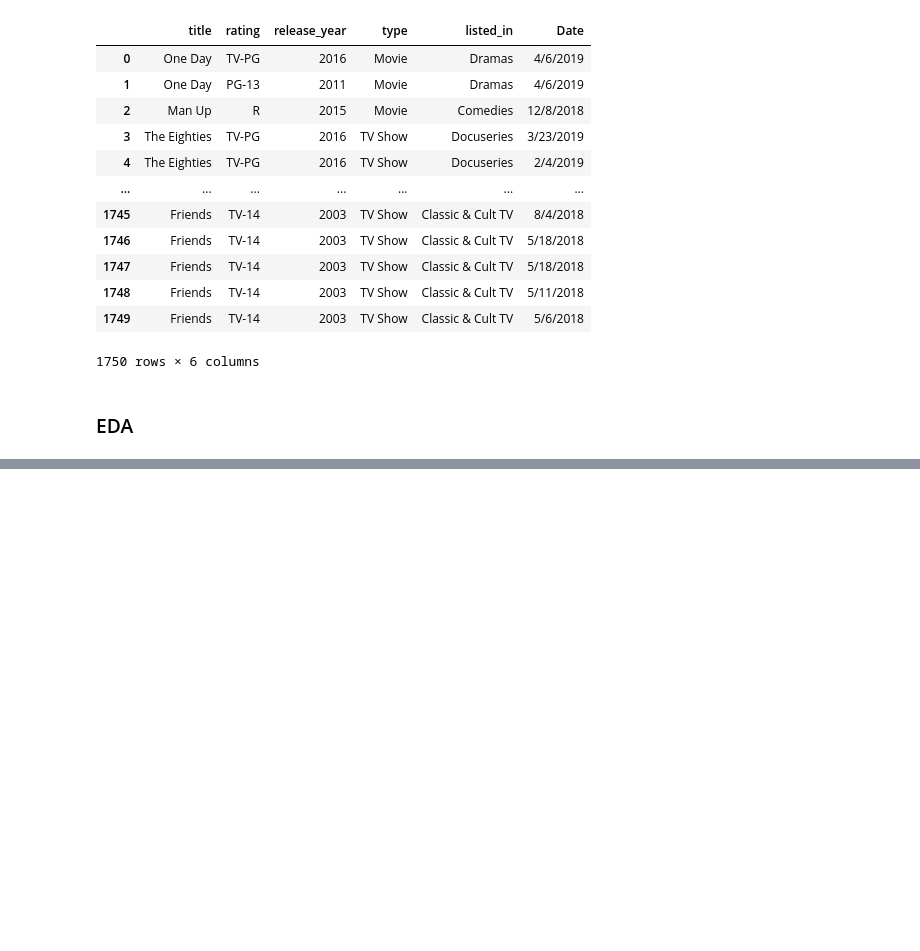
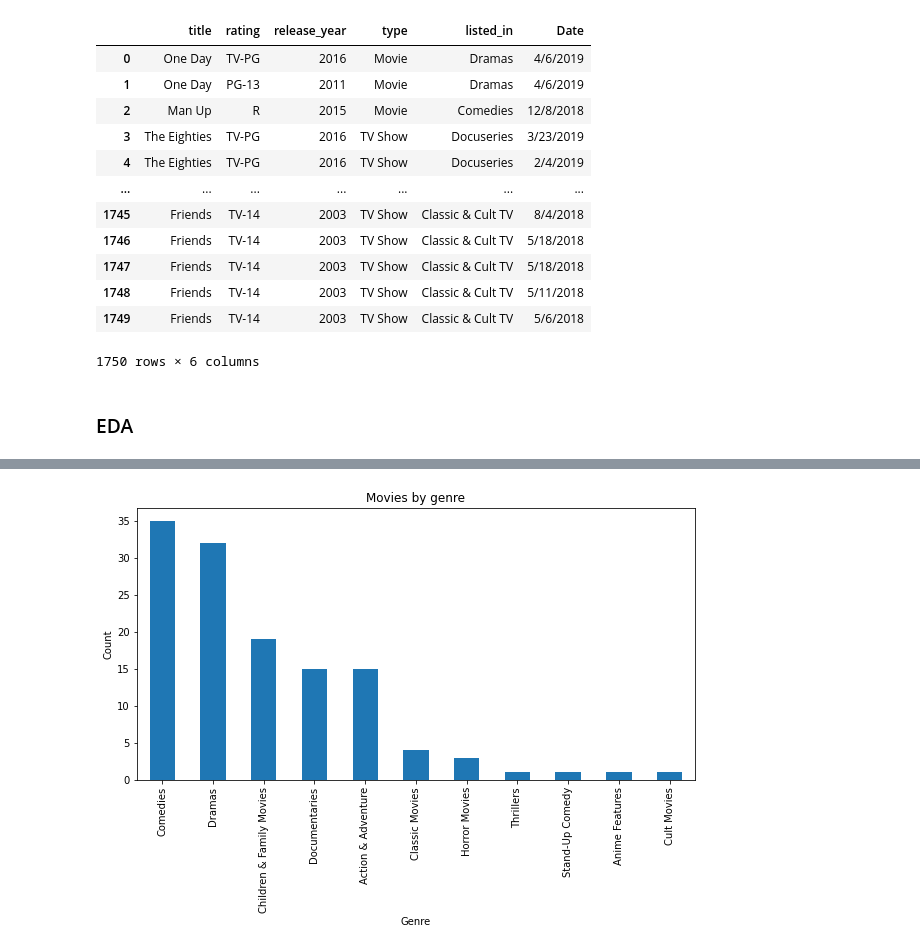
Before and after one commit to Amandoj/movie_tv_project, a Jupyter notebook: Movie_tv_project.ipynb, the cells around one changed output, grey strips where cells are left out. Saved outputs shown, nothing was run; the diff lists cells and outputs as text; code cells hidden in the pictures; blank space fills up the shorter version.

```diff
--- a/Movie_tv_project.ipynb
+++ b/Movie_tv_project.ipynb
@@ -187,0 +159,10 @@ track
+# %%
+# graph displaying number of movies by genre
+plt.figure(figsize = (10,5))
+dfMerge.loc[dfMerge['type'] == 'Movie'].listed_in.value_counts().plot(kind = 'bar')
+plt.title('Movies by genre')
+plt.xlabel('Genre')
+plt.ylabel('Count')
+plt.show()
+# %% [output]
+[figure, added]
```
Also changed, not shown: parts of 13 cells of this notebook.
